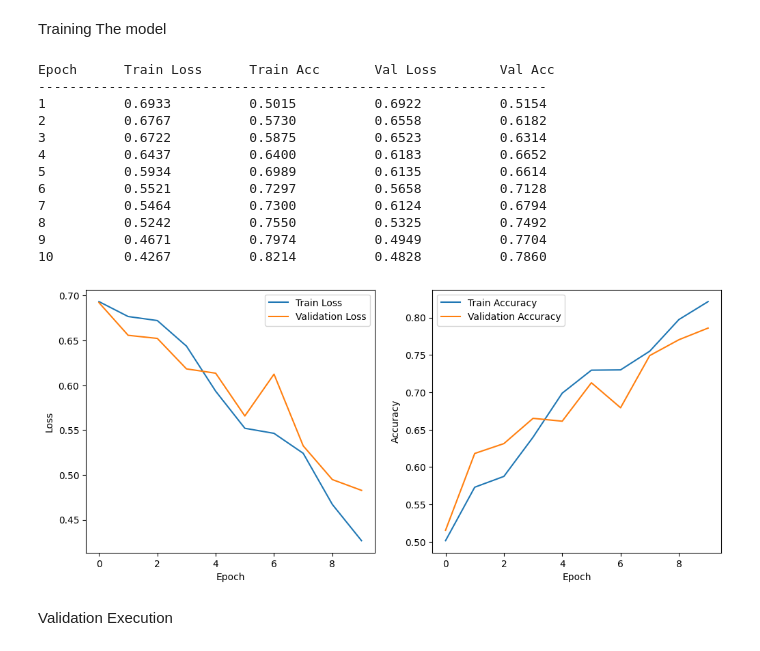
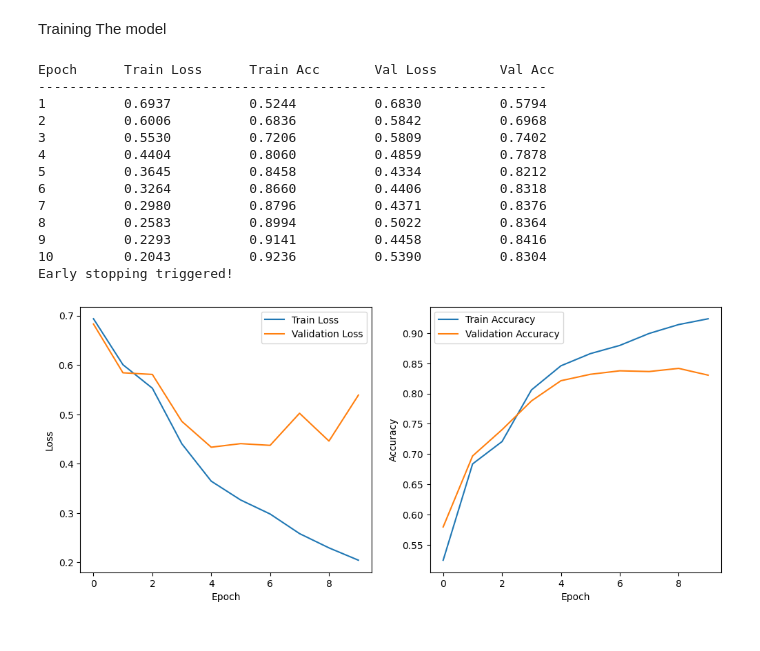
Before and after one commit to fcozzuto/DeepLearningRNN, a Jupyter notebook: IMDB_RNN_Model LSTM.ipynb, the cells around one changed output. Saved outputs shown, nothing was run; the diff lists cells and outputs as text; code cells hidden in the pictures.

```diff
--- a/IMDB_RNN_Model V2.ipynb
+++ b/IMDB_RNN_Model LSTM.ipynb
@@ -199,48 +217,50 @@ train_loader, validation_loader, test_loader = process_text(train_list, validati
 Model definition
 # %%
 def create_rnn_model(vocab_size, embedding_dim, hidden_dim, output_dim, num_layers, bidirectional, dropout_rate, device):
-    """Creates and returns an RNN model."""
+    """Creates and returns an RNN model with normalization."""
     class RNN(nn.Module):
         def __init__(self, vocab_size, embedding_dim, hidden_dim, output_dim, num_layers, bidirectional, dropout_rate):
             super(RNN, self).__init__()
             self.embedding = nn.Embedding(vocab_size, embedding_dim)
+            self.embedding_norm = nn.LayerNorm(embedding_dim)
             self.lstm = nn.LSTM(embedding_dim, hidden_dim, num_layers=num_layers, bidirectional=bidirectional, batch_first=True, dropout=dropout_rate if num_layers > 1 else 0)
+            self.lstm_norm = nn.LayerNorm(hidden_dim * 2 if bidirectional else hidden_dim)
             self.dropout = nn.Dropout(dropout_rate)
             self.fc = nn.Linear(hidden_dim * 2 if bidirectional else hidden_dim, output_dim)
+            self.fc_norm = nn.LayerNorm(hidden_dim * 2 if bidirectional else hidden_dim)
             self.sigmoid = nn.Sigmoid()
 
         def forward(self, text):
             embedded = self.embedding(text)
-            output, (hidden, cell) = self.lstm(embedded)
+            embedded_norm = self.embedding_norm(embedded)
+            output, (hidden, cell) = self.lstm(embedded_norm)
             if bidirectional:
                 hidden = torch.cat((hidden[-2, :, :], hidden[-1, :, :]), dim=1)
             else:
                 hidden = hidden[-1, :, :]
-            hidden = self.dropout(hidden)
-            out = self.fc(hidden)
+            hidden_norm = self.lstm_norm(hidden)
+            hidden_drop = self.dropout(hidden_norm)
+            hidden_fc_norm = self.fc_norm(hidden_drop)
+            out = self.fc(hidden_fc_norm)
             return self.sigmoid(out)
     return RNN(vocab_size, embedding_dim, hidden_dim, output_dim, num_layers, bidirectional, dropout_rate).to(device)
+
 # Model Parameters
 vocab_size = 20000
-embedding_dim = 8
-hidden_dim = 16
+embedding_dim = 64
+hidden_dim = 32
 output_dim = 1
 num_layers = 3
 bidirectional = True
-dropout_rate = 0.5
-weight_decay = 1e-5
+dropout_rate = 0.4
+weight_decay = 0.0001
 
 # Create the model
 model = create_rnn_model(vocab_size, embedding_dim, hidden_dim, output_dim, num_layers, bidirectional, dropout_rate, device)
 # %% [markdown]
 Training The model
 # %%
-import torch
-import torch.nn as nn
-import torch.optim as optim
-import matplotlib.pyplot as plt
-
-def train_and_validate(model, train_loader, validation_loader, epochs=10, patience=3):
+def train_validate(model, train_loader, validation_loader, epochs=10, patience=5):
     """Trains and validates the model with early stopping."""
     torch.cuda.empty_cache()
 
@@ -315,45 +335,43 @@ def train_and_validate(model, train_loader, validation_loader, epochs=10, patien
                 break
 
     return train_losses, val_losses, train_accuracies, val_accuracies
 
 def plot_training_results(train_losses, val_losses, train_accuracies, val_accuracies):
-    """Plots training and validation losses and accuracies."""
     plt.figure(figsize=(12, 5))
 
     plt.subplot(1, 2, 1)
     plt.plot(train_losses, label='Train Loss')
     plt.plot(val_losses, label='Validation Loss')
     plt.xlabel('Epoch')
     plt.ylabel('Loss')
     plt.legend()
 
     plt.subplot(1, 2, 2)
     plt.plot(train_accuracies, label='Train Accuracy')
     plt.plot(val_accuracies, label='Validation Accuracy')
     plt.xlabel('Epoch')
     plt.ylabel('Accuracy')
     plt.legend()
 
     plt.show()
 
 # Train and validate the model
-train_losses, val_losses, train_accuracies, val_accuracies = train_and_validate(model, train_loader, validation_loader)
+train_losses, val_losses, train_accuracies, val_accuracies = train_validate(model, train_loader, validation_loader)
 
 # Plot the results
 plot_training_results(train_losses, val_losses, train_accuracies, val_accuracies)
 # %% [output]
 Epoch      Train Loss      Train Acc       Val Loss        Val Acc
 -----------------------------------------------------------------
-1          0.6933          0.5015          0.6922          0.5154
-2          0.6767          0.5730          0.6558          0.6182
-3          0.6722          0.5875          0.6523          0.6314
-4          0.6437          0.6400          0.6183          0.6652
-5          0.5934          0.6989          0.6135          0.6614
-6          0.5521          0.7297          0.5658          0.7128
-7          0.5464          0.7300          0.6124          0.6794
-8          0.5242          0.7550          0.5325          0.7492
-9          0.4671          0.7974          0.4949          0.7704
-10         0.4267          0.8214          0.4828          0.7860
+1          0.6937          0.5244          0.6830          0.5794
+2          0.6006          0.6836          0.5842          0.6968
+3          0.5530          0.7206          0.5809          0.7402
+4          0.4404          0.8060          0.4859          0.7878
+5          0.3645          0.8458          0.4334          0.8212
+6          0.3264          0.8660          0.4406          0.8318
+7          0.2980          0.8796          0.4371          0.8376
+8          0.2583          0.8994          0.5022          0.8364
+9          0.2293          0.9141          0.4458          0.8416
+10         0.2043          0.9236          0.5390          0.8304
+Early stopping triggered!
-[figure, old version]
+[figure, new version]
-# %% [markdown]
-Validation Execution
```
Also changed, not shown: parts of 12 cells of this notebook, 2 other files.
